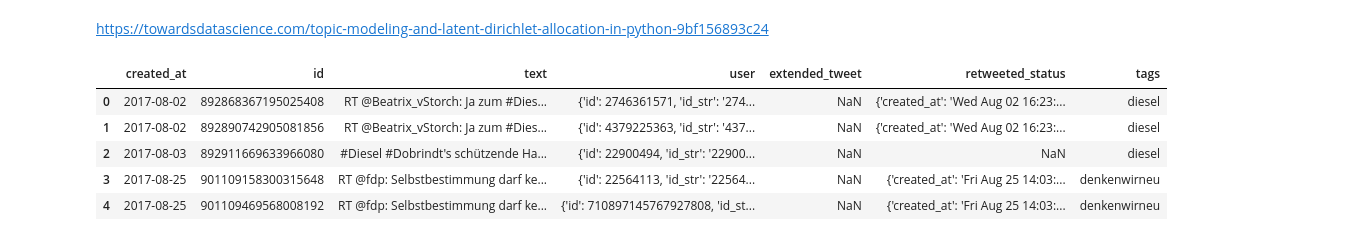
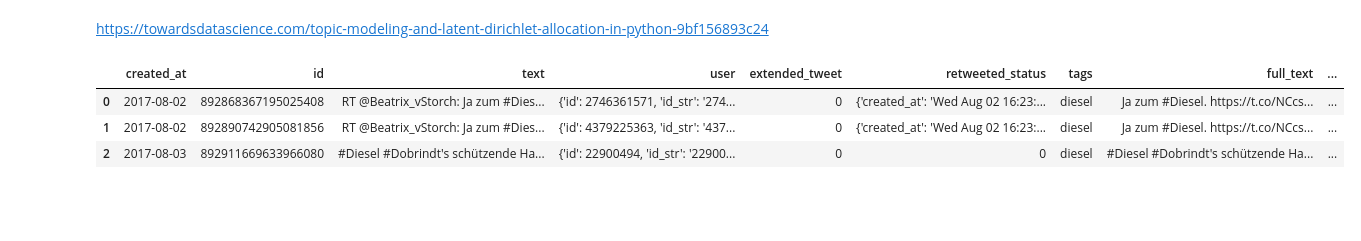
Before and after one commit to matteomeier/topics-tweets-querysuggestions-btw17, a Jupyter notebook: notebooks/btw17_twitter_lda.ipynb, the cells around one changed output. Drawn from its saved outputs; the diff is of its cells as text; code cells hidden in the pictures; blank space fills up the shorter version.

```diff
--- a/notebooks/btw17_twitter_lda.ipynb
+++ b/notebooks/btw17_twitter_lda.ipynb
@@ -19,12 +18,11 @@ from itertools import chain
 # %%
 # read lda_tweets
-df = pd.read_csv('../../data/BTW17_Twitter/lda/lda_tweets.csv')
+df = pd.read_csv('../../data/BTW17_Twitter/lda/preprocessed_lda_tweets.csv')
 df.drop(columns='Unnamed: 0', axis=1, inplace=True)
-df.head()
+df['user_id'] = df['user'].apply(lambda x: ast.literal_eval(x).get('id'))
+df.head(3)
 # %% [output]
-|  | created_at | id | text | user | extended_tweet | retweeted_status | tags |
-| 0 | 2017-08-02 | 892868367195025408 | RT @Beatrix_vStorch: Ja zum #Dies... | {'id': 2746361571, 'id_str': '274... | NaN | {'created_at': 'Wed Aug 02 16:23:... | diesel |
-| 1 | 2017-08-02 | 892890742905081856 | RT @Beatrix_vStorch: Ja zum #Dies... | {'id': 4379225363, 'id_str': '437... | NaN | {'created_at': 'Wed Aug 02 16:23:... | diesel |
-| 2 | 2017-08-03 | 892911669633966080 | #Diesel #Dobrindt's schützende Ha... | {'id': 22900494, 'id_str': '22900... | NaN | NaN | diesel |
-| 3 | 2017-08-25 | 901109158300315648 | RT @fdp: Selbstbestimmung darf ke... | {'id': 22564113, 'id_str': '22564... | NaN | {'created_at': 'Fri Aug 25 14:03:... | denkenwirneu |
-| 4 | 2017-08-25 | 901109469568008192 | RT @fdp: Selbstbestimmung darf ke... | {'id': 710897145767927808, 'id_st... | NaN | {'created_at': 'Fri Aug 25 14:03:... | denkenwirneu |
+|  | created_at | id | text | user | extended_tweet | retweeted_status | tags | full_text | ... |
+| 0 | 2017-08-02 | 892868367195025408 | RT @Beatrix_vStorch: Ja zum #Dies... | {'id': 2746361571, 'id_str': '274... | 0 | {'created_at': 'Wed Aug 02 16:23:... | diesel | Ja zum #Diesel. https://t.co/NCcs... | ... |
+| 1 | 2017-08-02 | 892890742905081856 | RT @Beatrix_vStorch: Ja zum #Dies... | {'id': 4379225363, 'id_str': '437... | 0 | {'created_at': 'Wed Aug 02 16:23:... | diesel | Ja zum #Diesel. https://t.co/NCcs... | ... |
+| 2 | 2017-08-03 | 892911669633966080 | #Diesel #Dobrindt's schützende Ha... | {'id': 22900494, 'id_str': '22900... | 0 | 0 | diesel | #Diesel #Dobrindt's schützende Ha... | ... |
```
Also changed, not shown: parts of 8 cells of this notebook, 10 other files.
